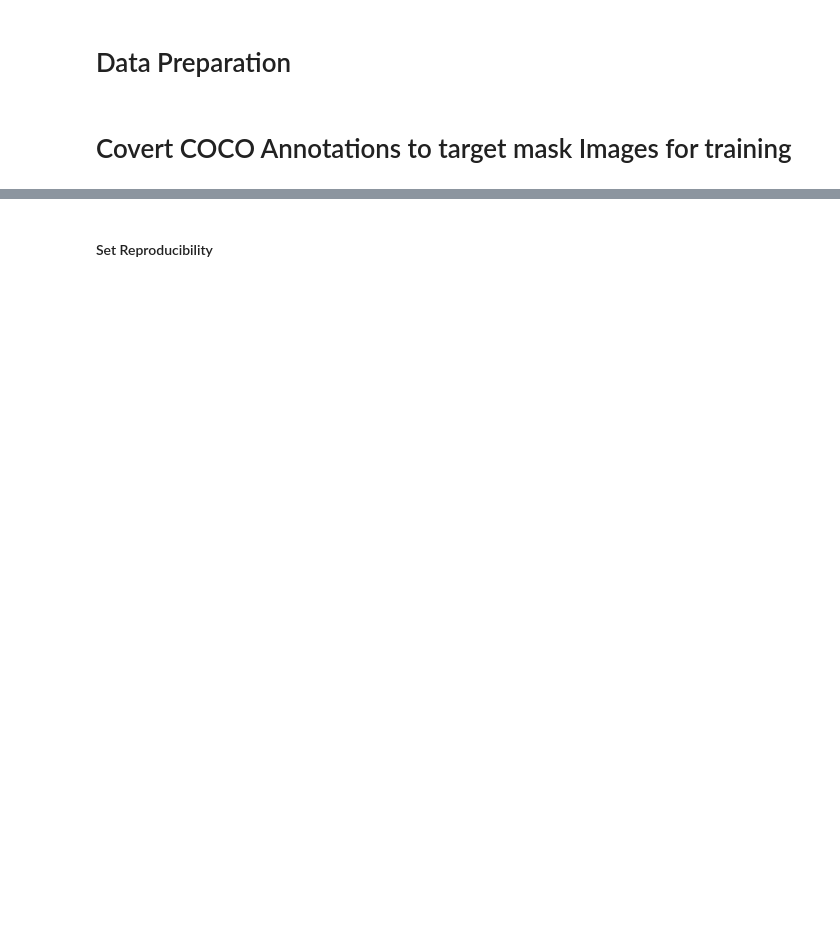
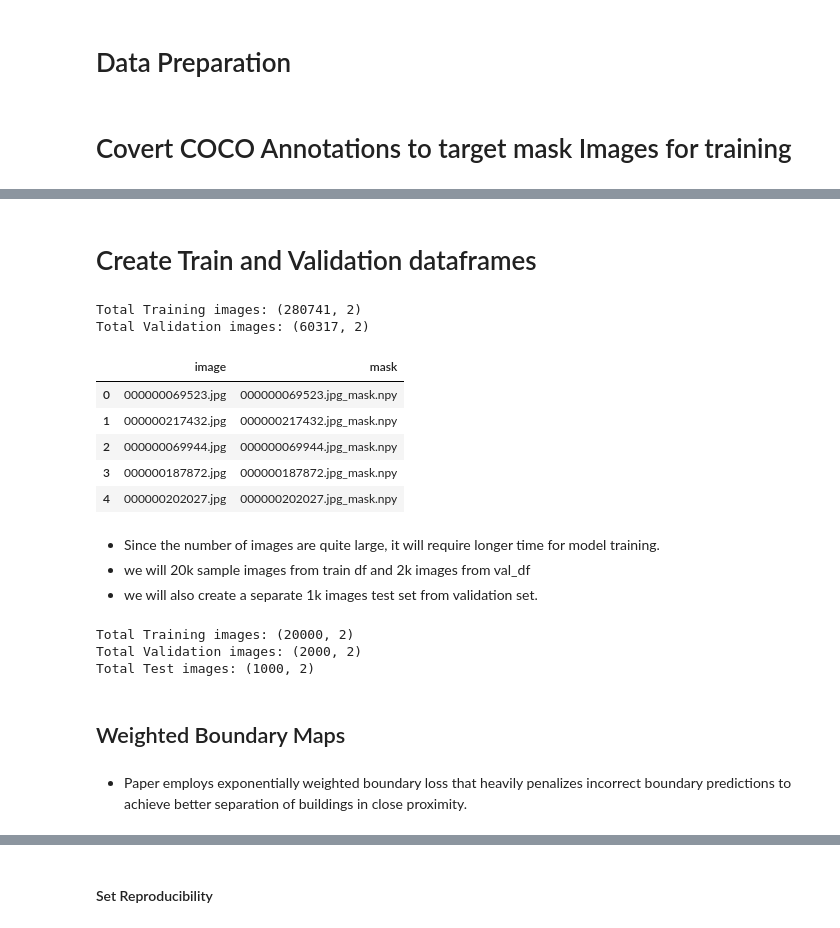
Before and after one commit to sagar100rathod/End-To-End-Buildings-Extraction-Satellite, a Jupyter notebook: E2E_Building_Footprint_Extraction_Satellite_Imagery.ipynb, the cells around one changed output, grey strips where cells are left out. Drawn from its saved outputs; the diff is of its cells as text; code cells hidden in the pictures; blank space fills up the shorter version.

Commit message:
Initial Data Preparation

```diff
--- a/E2E_Building_Footprint_Extraction_Satellite_Imagery.ipynb
+++ b/E2E_Building_Footprint_Extraction_Satellite_Imagery.ipynb
@@ -211,35 +219,56 @@ OSError: 90000 requested and 20352 written
+# %% [markdown]
+# Create Train and Validation dataframes
 # %%
-##---------Type the code below this line------------------##
-DATA_DIR = "/kaggle/input/d/sagar100rathod/aicrowd-mapping-challenge"
 
-TRAIN_DIR = f"{DATA_DIR}/train/train"
-VAL_DIR = f"{DATA_DIR}/val/val"
+DATA_DIR = "."
+
+TRAIN_DIR = f"{DATA_DIR}/train"
+VAL_DIR = f"{DATA_DIR}/val"
 
 SEED = 100
-
-## Split the data into training set and testing set
-##---------Type the code below this line------------------##
 
 train_df = pd.DataFrame({"image": os.listdir(f"{TRAIN_DIR}/images")})
 train_df['mask'] = train_df['image'].map(lambda x: f"{x}_mask.npy")
 
-train_df = train_df.sample(20000, random_state=SEED)
-
 val_df = pd.DataFrame({"image": os.listdir(f"{VAL_DIR}/images")})
 val_df['mask'] = val_df['image'].map(lambda x: f"{x}_mask.npy")
 
-test_df = val_df.sample(1000, random_state=SEED)
-
-val_df = val_df[~val_df.index.isin(test_df.index)]
-val_df = val_df.sample(2000, random_state=SEED)
-
-train_df = train_df.reset_index(drop=True)
-val_df = val_df.reset_index(drop=True)
-test_df = test_df.reset_index(drop=True)
-
-
 print("Total Training images:", train_df.shape)
 print("Total Validation images:", val_df.shape)
-print("Total Test images:", test_df.shape)
 
 train_df.head()
+# %% [output]
+Total Training images: (280741, 2)
+Total Validation images: (60317, 2)
+|  | image | mask |
+| 0 | 000000069523.jpg | 000000069523.jpg_mask.npy |
+| 1 | 000000217432.jpg | 000000217432.jpg_mask.npy |
+| 2 | 000000069944.jpg | 000000069944.jpg_mask.npy |
+| 3 | 000000187872.jpg | 000000187872.jpg_mask.npy |
+| 4 | 000000202027.jpg | 000000202027.jpg_mask.npy |
+# %% [markdown]
+* Since the number of images are quite large, it will require longer time for model training.
+* we will 20k sample images from train df and 2k images from val_df
+* we will also create a separate 1k images test set from validation set.
+# %%
+train_df = train_df.sample(20000, random_state=SEED)
+test_df = val_df.sample(1000, random_state=SEED)
+
+val_df = val_df[~val_df.index.isin(test_df.index)]
+val_df = val_df.sample(2000, random_state=SEED)
+
+train_df = train_df.reset_index(drop=True)
+val_df = val_df.reset_index(drop=True)
+test_df = test_df.reset_index(drop=True)
+
+print("Total Training images:", train_df.shape)
+print("Total Validation images:", val_df.shape)
+print("Total Test images:", test_df.shape)
+# %% [output]
+Total Training images: (20000, 2)
+Total Validation images: (2000, 2)
+Total Test images: (1000, 2)
+# %% [markdown]
+## Weighted Boundary Maps
+# %% [markdown]
+* Paper employs exponentially weighted boundary loss that heavily penalizes incorrect boundary predictions to achieve better separation of buildings in close proximity.
```
Also changed, not shown: parts of 46 cells of this notebook.
